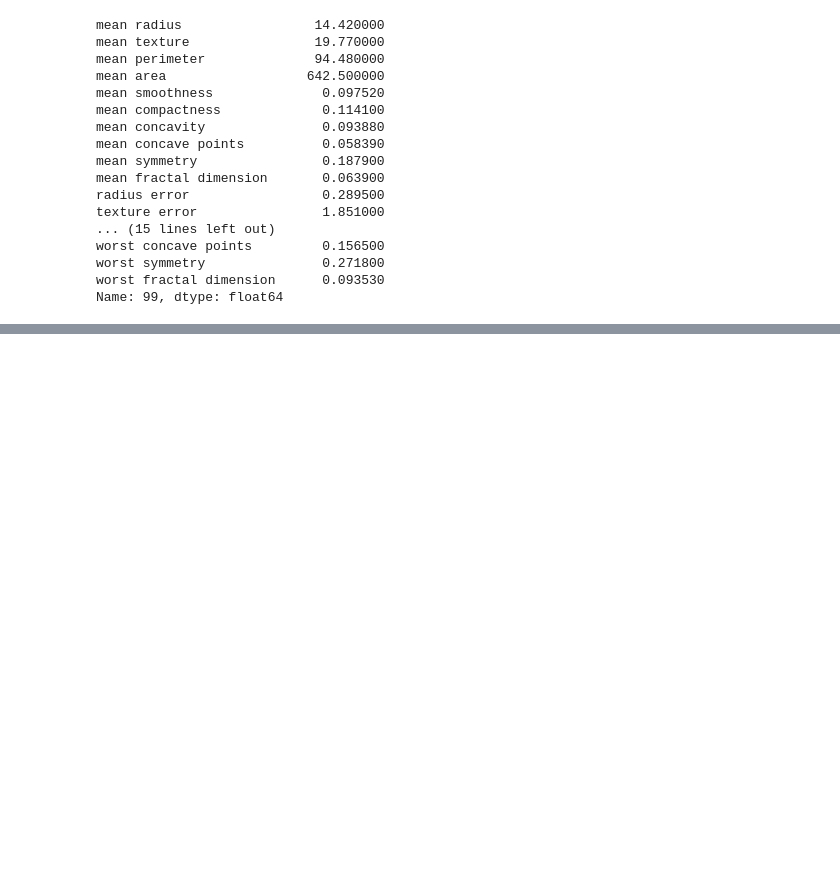
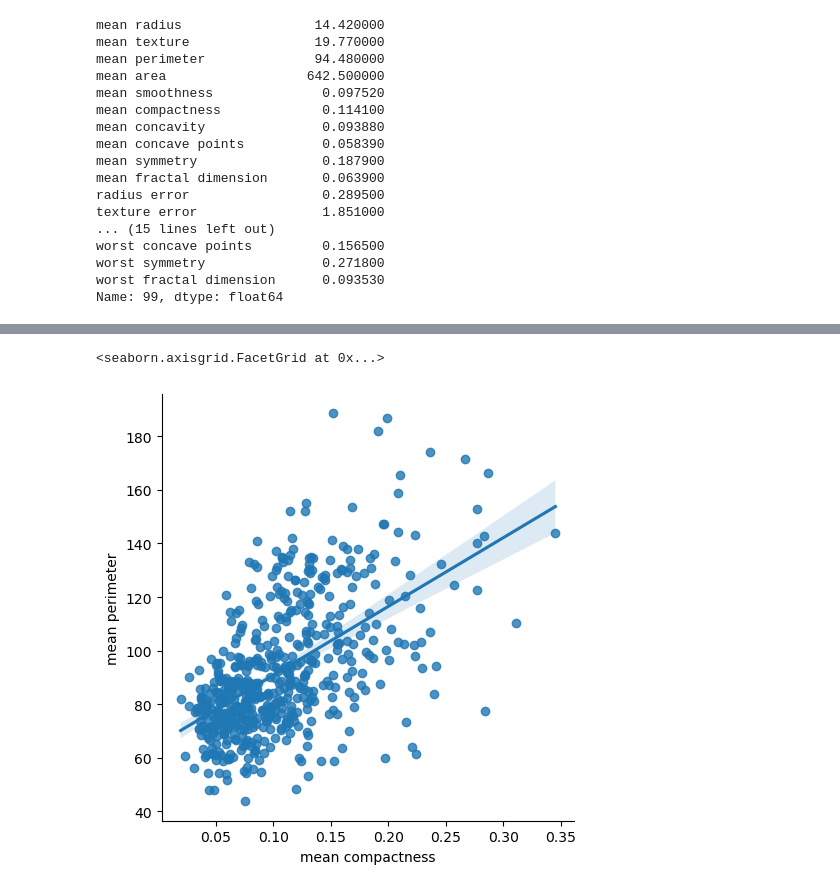
Before and after one commit to rtreddick/AI391L-machine-learning, a Jupyter notebook: hw-00/hw0_programming_base_notebook.ipynb, the cells around one changed output, grey strips where cells are left out. Saved outputs shown, nothing was run; the diff lists cells and outputs as text; code cells hidden in the pictures; blank space fills up the shorter version.

```diff
--- a/hw-00/hw0_programming_base_notebook.ipynb
+++ b/hw-00/hw0_programming_base_notebook.ipynb
@@ -123,0 +163,6 @@ df.shape
+# %%
+# add a single line of best fit through the data
+sns.lmplot(x='mean compactness', y='mean perimeter', data=df)
+# %% [output]
+<seaborn.axisgrid.FacetGrid at 0x...>
+[figure, added]
```
Also changed, not shown: parts of 16 cells of this notebook.
